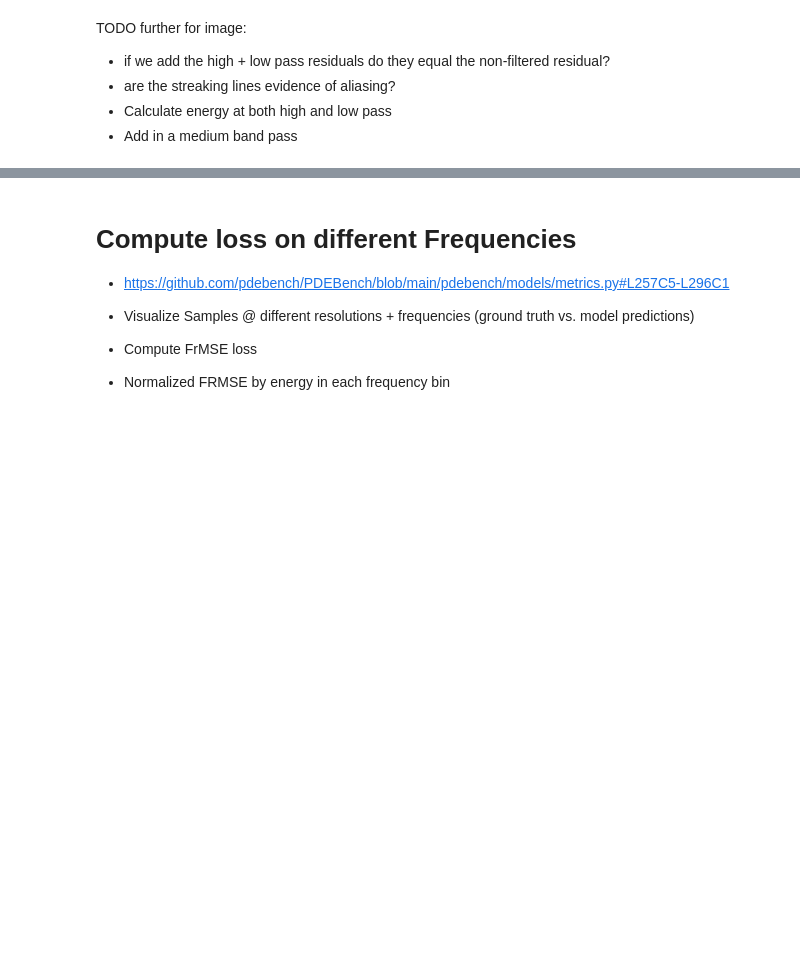
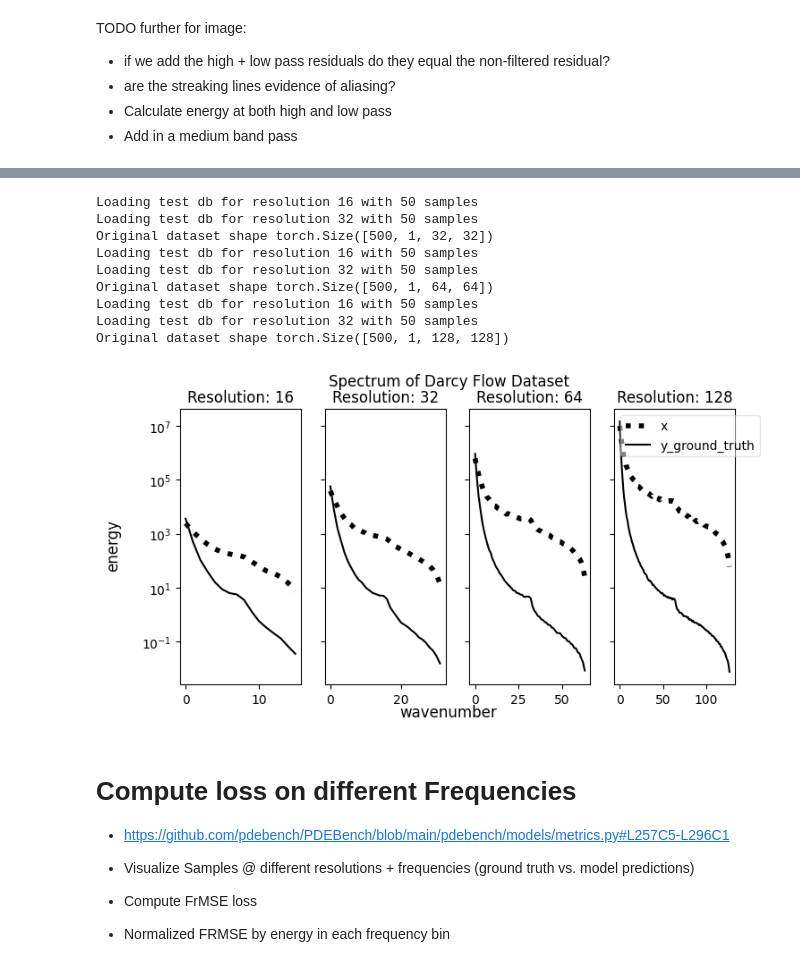
Before and after one commit to msakarvadia/operator_aliasing, a Jupyter notebook: notebooks/explore_super_resolution_hypothesis.ipynb, the cells around one changed output, grey strips where cells are left out. Drawn from its saved outputs; the diff is of its cells as text; code cells hidden in the pictures; blank space fills up the shorter version.

Commit message:
update w/ spectral analysis of darcy flow

```diff
--- a/notebooks/explore_super_resolution_hypothesis.ipynb
+++ b/notebooks/explore_super_resolution_hypothesis.ipynb
@@ -470,0 +476,68 @@ TODO further for image:
+# %%
+fig, ax = plt.subplots(1, 4, figsize=(8, 4), sharey='row')
+
+for idx, s in enumerate([16, 32, 64, 128]):
+    ## Define some variables
+    T = 500  # number of time steps
+    samples = 500
+    # s = 16 # resolution of the dataset
+
+    # additional paramaters for the dataset
+    Re = 5000
+    index = 1
+    T = 100
+    dataset_name = 'Darcy Flow'
+
+    train_loader, test_loaders, data_processor = load_darcy_flow_small(
+        n_train=samples,  # batch_size=50,
+        test_resolutions=[16, 32],
+        n_tests=[50, 50],
+        train_resolution=s,
+        # test_batch_sizes=[32],
+        # encode_output=False
+    )
+
+    print('Original dataset shape', train_loader.dataset[:samples]['x'].shape)
+
+    # It is important to note that we want the last two dimensions
+    # to represent the spatial dimensions
+    # So in some cases one might have to permute the dataset after squeezing
+    # the initial dimensions as well
+
+    # squeeze the dataset to remove the empty channel dimension
+    dataset_pred = train_loader.dataset[:samples]['x'].squeeze()
+    dataset_pred_y = train_loader.dataset[:samples]['y'].squeeze()
+    # Shape of the dataset
+    shape = dataset_pred.shape
+
+    # Generate the spectrum of the dataset
+    # We reshape our samples into the form expected by ``spectrum_2d``:
+    # ``(n_samples, h, w)``
+    truth_sp_x = spectrum_2d(dataset_pred.reshape(samples * 1, s, s), s)
+    truth_sp_y = spectrum_2d(dataset_pred_y.reshape(samples * 1, s, s), s)
+
+    # Configure pyplot and generate the plot
+
+    linewidth = 3
+    ax[idx].set_yscale('log')
+
+    length = dataset_pred.shape[-1]  # the resolution length of the dataset
+    buffer = 10  # just add a buffer to the plot
+    k = np.arange(length + buffer) * 1.0
+    ax[idx].plot(truth_sp_x, 'k', linestyle=':', label='x', linewidth=4)
+    ax[idx].plot(truth_sp_y, 'k', linestyle='-', label='y_ground_truth')
+
+    # ax.set_xlim(1,length+buffer)
+    # ax.set_ylim(0.1, 100)
+    plt.legend(prop={'size': 20})
+    ax[idx].set_title(f'Resolution: {s}')
+    fig.suptitle(f'Spectrum of {dataset_name} Dataset')
+
+fig.supxlabel('wavenumber')
+fig.supylabel('energy')
+
+# show the figure
+leg = plt.legend(loc='best')
+leg.get_frame().set_alpha(0.5)
+plt.show()
+# %% [output]
@@ -471,3 +547,13 @@ TODO further for image:
+Loading test db for resolution 16 with 50 samples
+Loading test db for resolution 32 with 50 samples
+Original dataset shape torch.Size([500, 1, 32, 32])
+Loading test db for resolution 16 with 50 samples
+Loading test db for resolution 32 with 50 samples
+Original dataset shape torch.Size([500, 1, 64, 64])
+Loading test db for resolution 16 with 50 samples
+Loading test db for resolution 32 with 50 samples
+Original dataset shape torch.Size([500, 1, 128, 128])
+[figure, added]
 # %% [markdown]
 # Compute loss on different Frequencies
 
```
Also changed, not shown: parts of 12 cells of this notebook.
